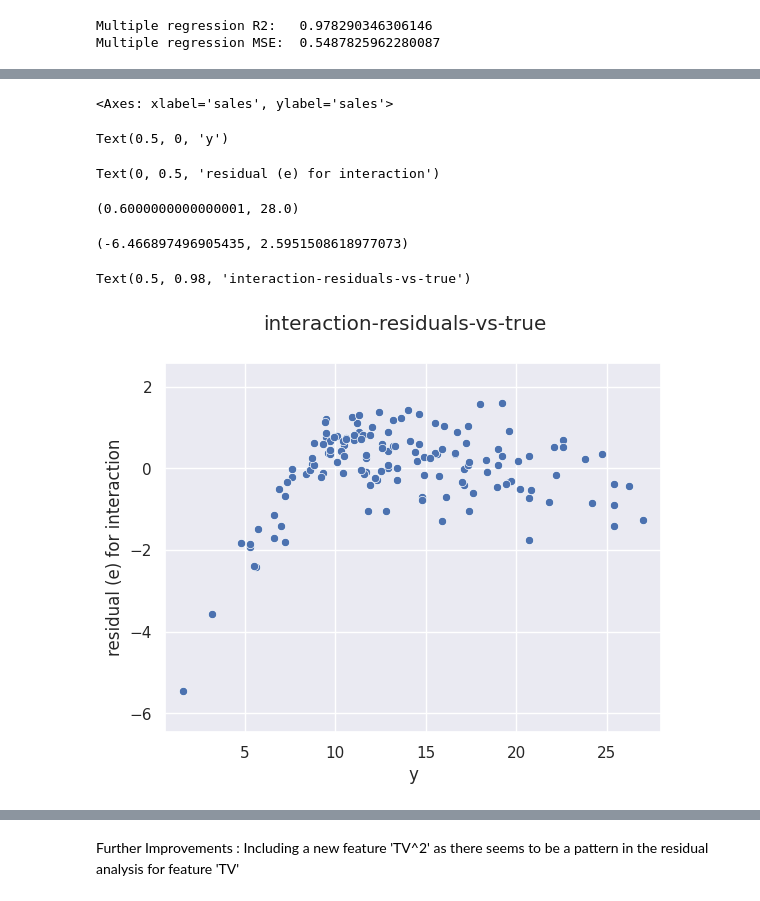
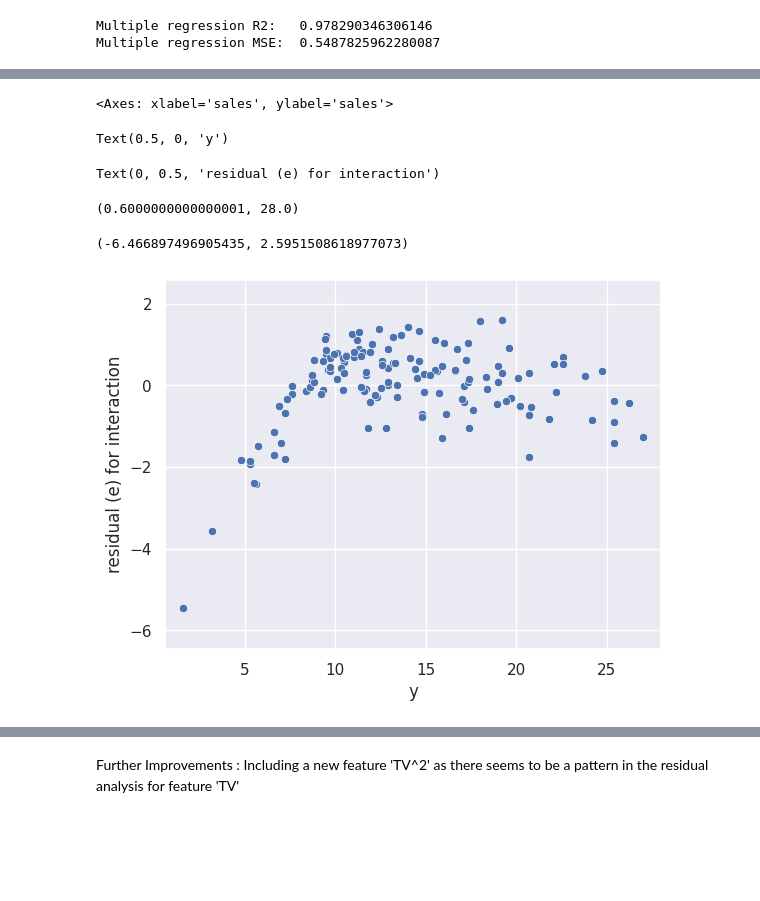
Before and after one commit to ShaktidharK1997/MLCourseProjects, a Jupyter notebook: lab-solution.ipynb, the cells around one changed output, grey strips where cells are left out. Saved outputs shown, nothing was run; the diff lists cells and outputs as text; code cells hidden in the pictures; blank space fills up the shorter version.

```diff
--- a/lab-solution.ipynb
+++ b/lab-solution.ipynb
@@ -752,25 +743,23 @@ Text(0.5, 0.98, 'interaction-predicted-vs-true')
 # %%
 residual_train_interaction = train['sales'] - y_pred_tr_multi_interaction
 x_lim_hi = np.max(train['sales'])
 x_lim_lo= np.min(train['sales'])
 y_lim_hi = np.max(residual_train_interaction)
 y_lim_lo = np.min(residual_train_interaction)
 sns.scatterplot(x=train['sales'],y=residual_train_interaction)
 plt.xlabel('y');
 plt.ylabel('residual (e) for interaction');
 
 plt.xlim(x_lim_lo-1, x_lim_hi+1);
 plt.ylim(y_lim_lo-1, y_lim_hi+1);
-plt.suptitle('interaction-residuals-vs-true')
 plt.savefig('interaction-residuals-vs-true.png')
 # %% [output]
 <Axes: xlabel='sales', ylabel='sales'>
 Text(0.5, 0, 'y')
 Text(0, 0.5, 'residual (e) for interaction')
 (0.6000000000000001, 28.0)
 (-6.466897496905435, 2.5951508618977073)
-Text(0.5, 0.98, 'interaction-residuals-vs-true')
-[figure, old version]
+[figure, new version]
 # %%
 fig = plt.figure(figsize=(18,6))
 
```
Also changed, not shown: parts of 10 cells of this notebook.
